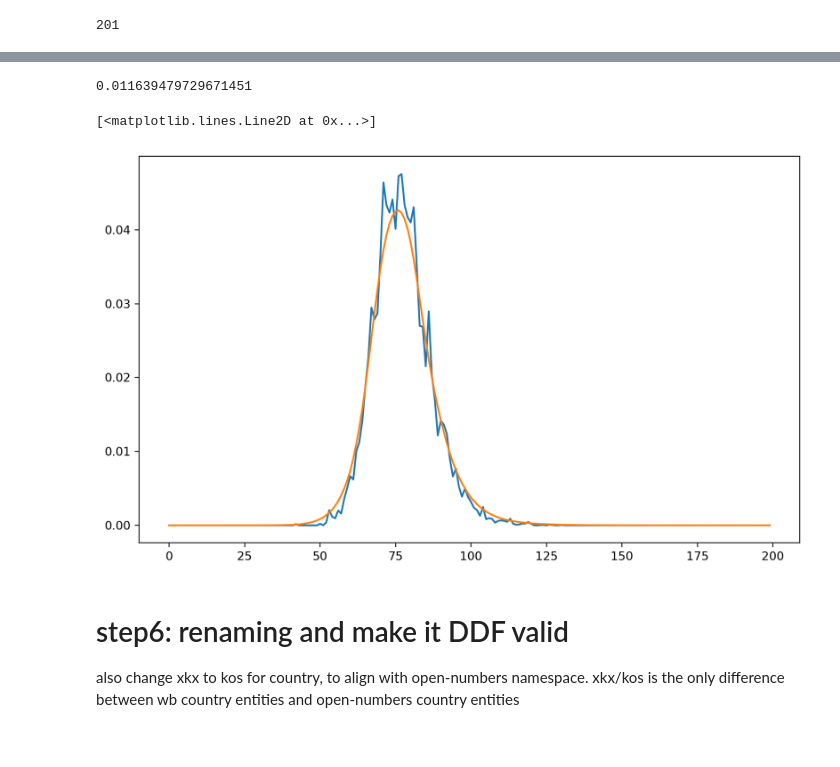
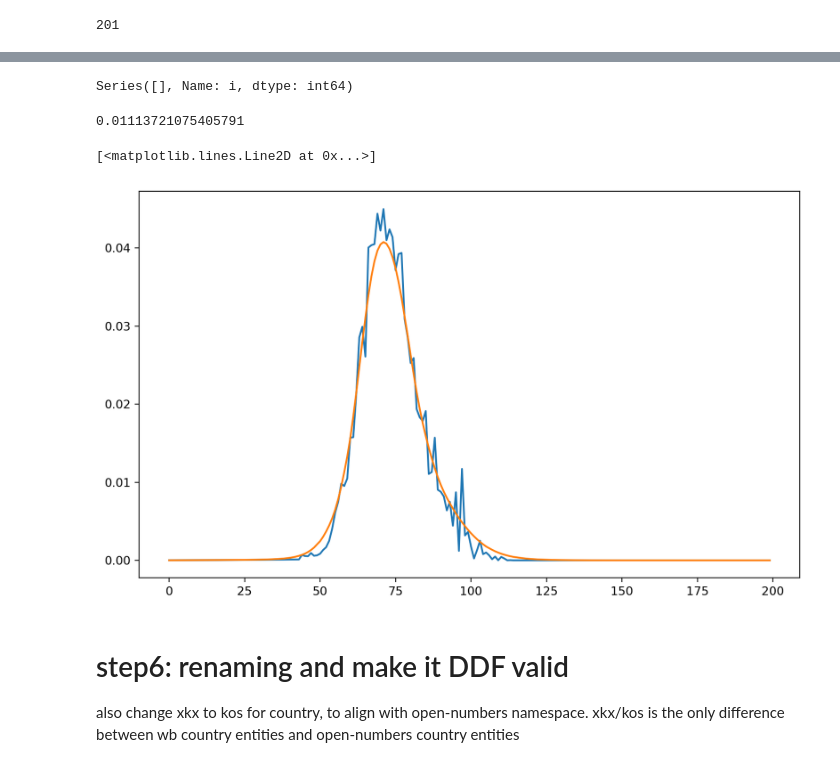
Before and after one commit to open-numbers/ddf--worldbank--povcalnet, a Jupyter notebook: etl/notebooks/income_mountain_current.ipynb, the cells around one changed output, grey strips where cells are left out. Cells and saved outputs as stored; diff of their text form; code cells hidden in the pictures.

```diff
--- a/etl/notebooks/income_mountain_current.ipynb
+++ b/etl/notebooks/income_mountain_current.ipynb
@@ -200 +433,3 @@ def step4(res3):
+# %%
+res4 = res4.to_frame()
 # %%
@@ -202,3 +437,3 @@ res4 = step4(res3)
 # %%
-res4 = res4.sort_index()  # TODO: see if we can skip this step and not producing the unsorted warning
+res5 = res5.sort_index()  # TODO: see if we can skip this step and not producing the unsorted warning
 # %%
@@ -257,7 +492,7 @@ def func(x):
 # %%
 import warnings
 # %%
-def process_step5(ser):
+def process_step6(ser):
     idx = ser.index
     try:
 #         if ser.std() < 0.035:
@@ -278,13 +515,12 @@ from multiprocessing import Pool
 # %%
-POOLSIZE = 7
+POOLSIZE = 8
 
-def step5(res4):
-    gs = res4.groupby(['country', 'year', 'coverage_type'])
+def step6(res5):
+    gs = res5.groupby(['country', 'year', 'reporting_level'])
     to_smooth = list()
     for g, df in gs:
         to_smooth.append(df)
     print(len(to_smooth))
-    with Pool(POOLSIZE) as p:
-        res5 = p.map(process_step5, to_smooth)
-    return pd.concat(res5)
+    res6 = Parallel(n_jobs=POOLSIZE)(delayed(process_step6)(x) for x in to_smooth)
+    return pd.concat(res6)
 # %%
@@ -318,16 +549,21 @@ Length: 1327800, dtype: float64
+# %%
+counts = res6_.groupby(['country', 'year', 'reporting_level']).count()['i']
+counts[counts != 200]
+# %% [output]
+Series([], Name: i, dtype: int64)
 # %%
-# check warnings
+# check those interpolated
 
 # sns.reset_defaults()
 
-i = ('BEN', 1996, 'N')
+i = ('SLE', 2003, 'national')
 
-print(res4.loc[i].std())
-plt.plot(res4.loc[i])
+print(res5.loc[i].std())
 plt.plot(res5.loc[i])
+plt.plot(res6.loc[i])
 # %% [output]
-0.011639479729671451
+0.01113721075405791
 [<matplotlib.lines.Line2D at 0x...>]
-[figure, old version]
+[figure, new version]
 # %%
 # since the smoothed shapes look good for these datapoints, I think we can safely ignore these warnings.
```
Also changed, not shown: parts of 128 cells of this notebook, 10 other files.
